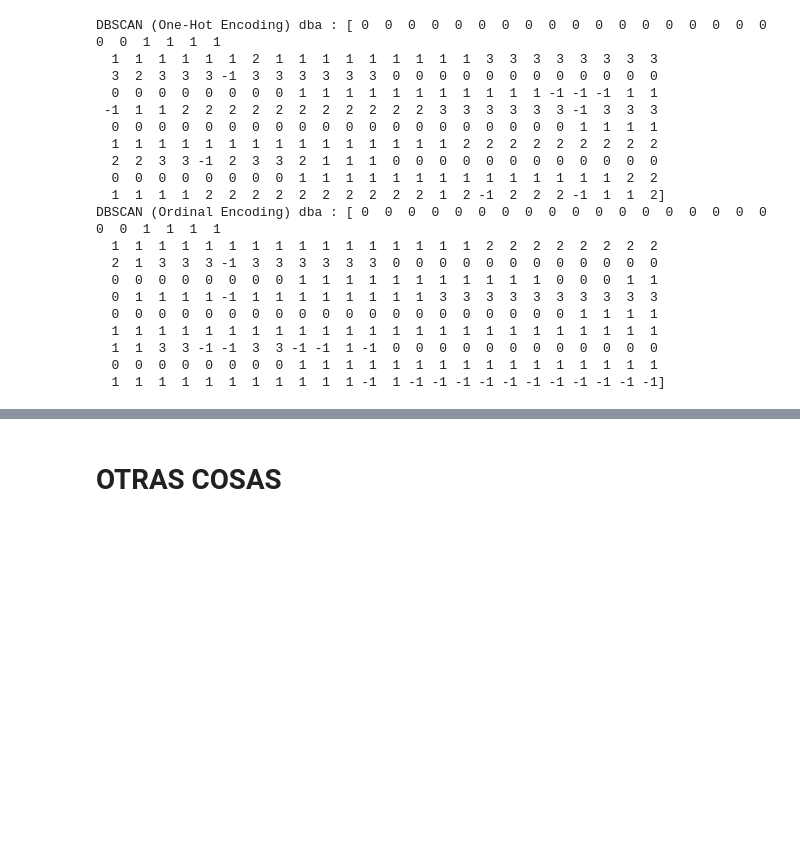
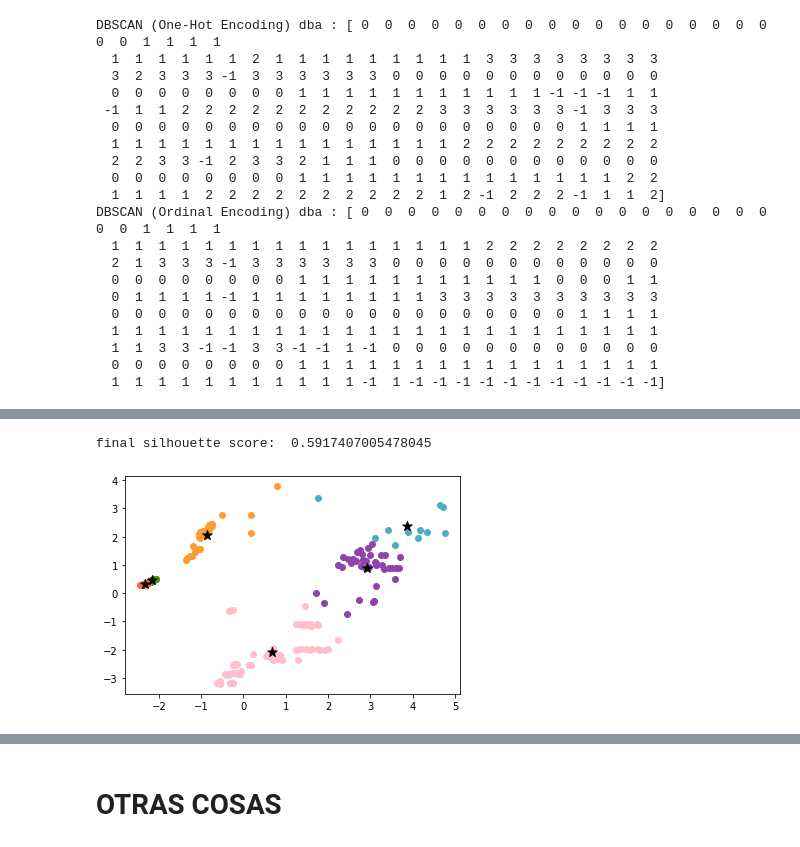
Before and after one commit to mgommez/practica2_ml, a Jupyter notebook: KMeans.ipynb, the cells around one changed output, grey strips where cells are left out. Drawn from its saved outputs; the diff is of its cells as text; code cells hidden in the pictures; blank space fills up the shorter version.

```diff
--- a/KMeans.ipynb
+++ b/KMeans.ipynb
@@ -1079,0 +1142,7 @@ clustering_dba(n_clusters_dba_1hot, stars_1hot_pca, colors, labels_dbscan_1hot)
+# %%
+#1-hot n6 clustering plot - K-means ours
+print("final silhouette score: ", silhouette_score(stars_1hot_pca, kmours1hot_n6['labels']))
+clustering_plot(n_clusters_6, stars_1hot_pca, colors, kmours1hot_n6)
+# %% [output]
+final silhouette score:  0.5917407005478045
+[figure, added]
```
Also changed, not shown: parts of 54 cells of this notebook.
